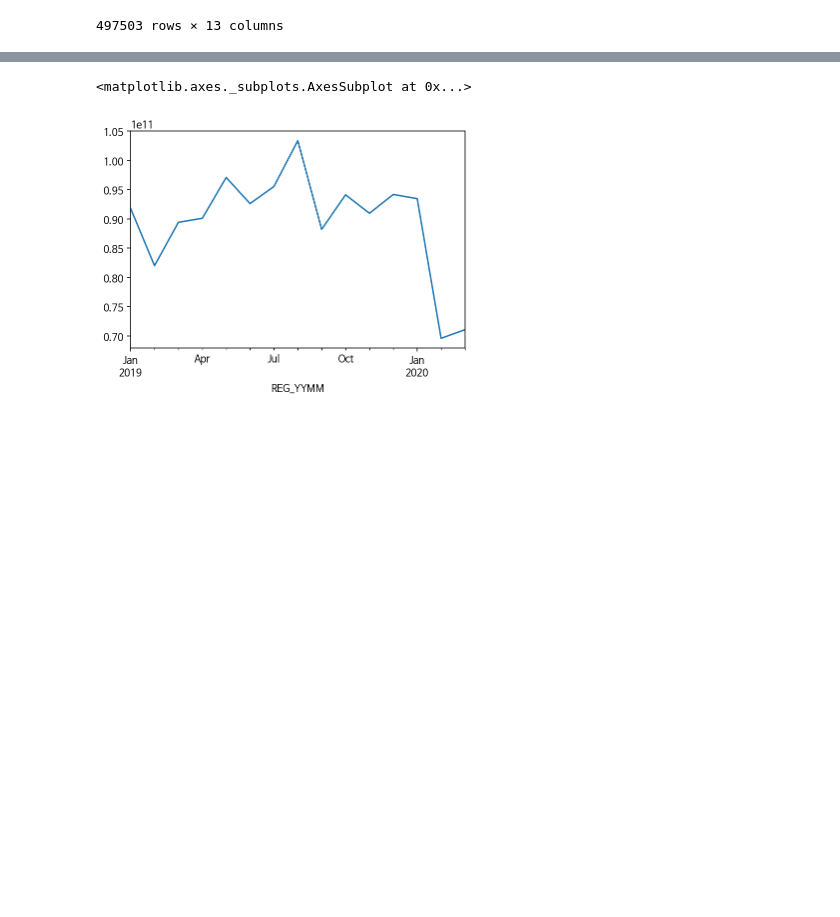
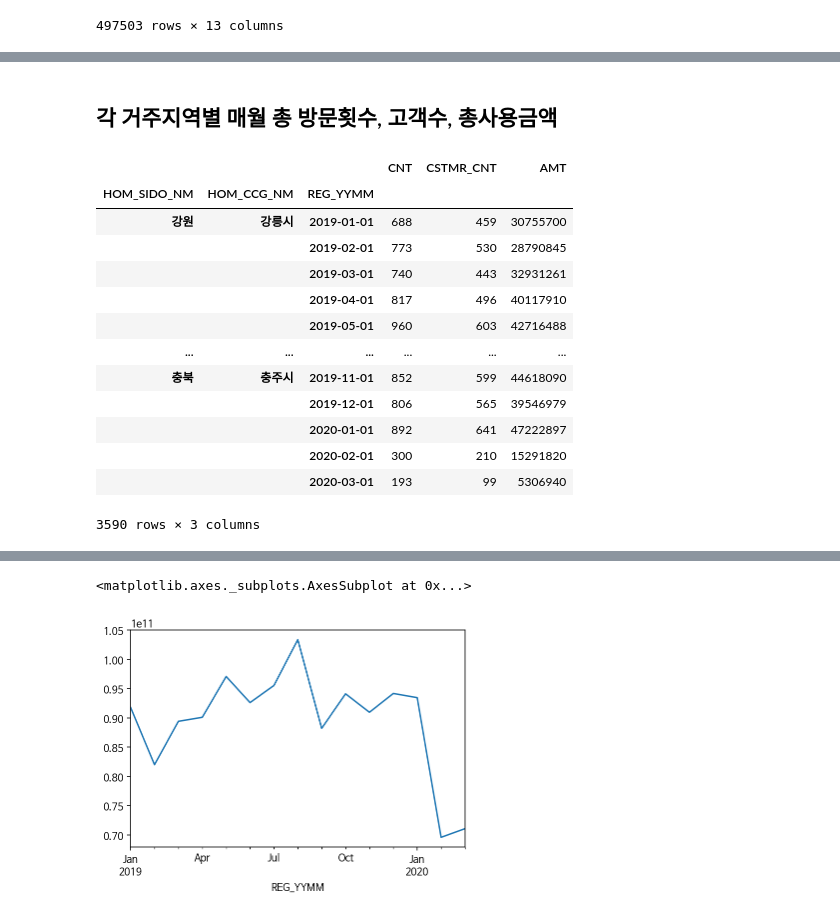
Before and after one commit to YongJinKang/Myproject, a Jupyter notebook: GroupProject/First_Project/JEJU_Visualization.ipynb, the cells around one changed output, grey strips where cells are left out. Saved outputs shown, nothing was run; the diff lists cells and outputs as text; code cells hidden in the pictures; blank space fills up the shorter version.

```diff
--- a/GroupProject/First_Project/JEJU_Visualization.ipynb
+++ b/GroupProject/First_Project/JEJU_Visualization.ipynb
@@ -146,0 +196,20 @@ Name: AMT, dtype: int64
+# %% [markdown]
+## 각 거주지역별 매월 총 방문횟수, 고객수, 총사용금액
+# %%
+df_jeju_card_sido_reg = df_jeju.groupby(by=['HOM_SIDO_NM','HOM_CCG_NM','REG_YYMM'], as_index=True)['CNT','CSTMR_CNT','AMT'].sum()
+df_jeju_card_sido_reg
+# %% [output]
+|  |  |  | CNT | CSTMR_CNT | AMT |
+| HOM_SIDO_NM | HOM_CCG_NM | REG_YYMM |  |  |  |
+| 강원 | 강릉시 | 2019-01-01 | 688 | 459 | 30755700 |
+|  |  | 2019-02-01 | 773 | 530 | 28790845 |
+|  |  | 2019-03-01 | 740 | 443 | 32931261 |
+|  |  | 2019-04-01 | 817 | 496 | 40117910 |
+|  |  | 2019-05-01 | 960 | 603 | 42716488 |
+| ... | ... | ... | ... | ... | ... |
+| 충북 | 충주시 | 2019-11-01 | 852 | 599 | 44618090 |
+|  |  | 2019-12-01 | 806 | 565 | 39546979 |
+|  |  | 2020-01-01 | 892 | 641 | 47222897 |
+|  |  | 2020-02-01 | 300 | 210 | 15291820 |
+|  |  | 2020-03-01 | 193 | 99 | 5306940 |
+3590 rows × 3 columns
```
Also changed, not shown: parts of 11 cells of this notebook.
